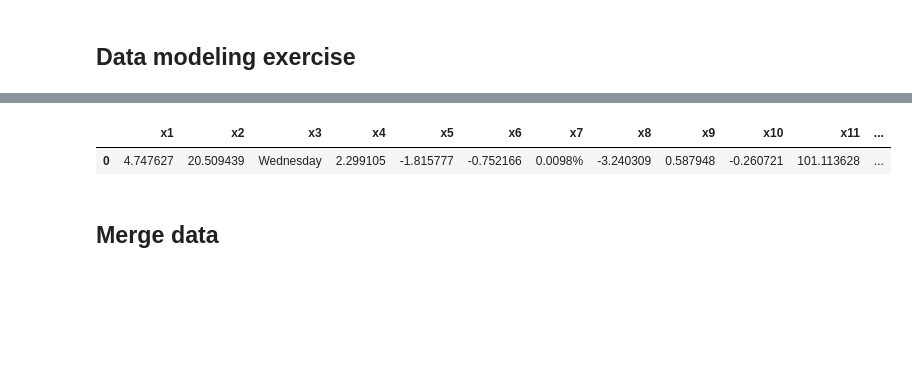
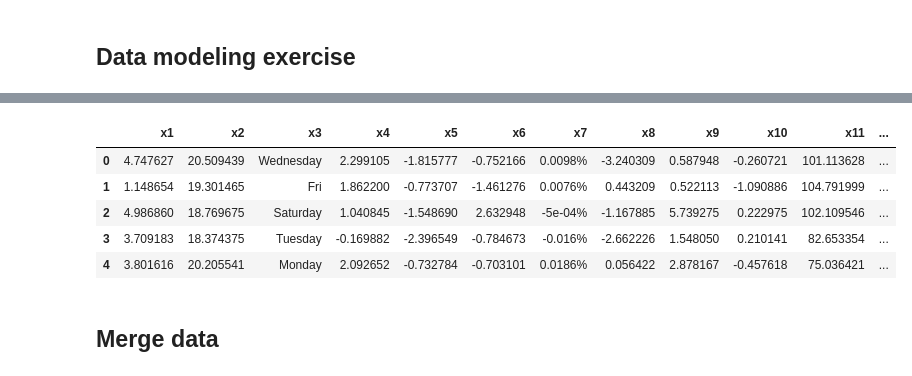
Before and after one commit to tamle2021/classification, a Jupyter notebook: sf.ipynb, the cells around one changed output, grey strips where cells are left out. Cells and saved outputs as stored; diff of their text form; code cells hidden in the pictures; blank space fills up the shorter version.

```diff
--- a/sf.ipynb
+++ b/sf.ipynb
@@ -29,8 +33,12 @@ dfTrain.head(1)
 # %%
-dfTest.head(1)
+dfTest.head(5)
 # %% [output]
 |  | x1 | x2 | x3 | x4 | x5 | x6 | x7 | x8 | x9 | x10 | x11 | ... |
 | 0 | 4.747627 | 20.509439 | Wednesday | 2.299105 | -1.815777 | -0.752166 | 0.0098% | -3.240309 | 0.587948 | -0.260721 | 101.113628 | ... |
+| 1 | 1.148654 | 19.301465 | Fri | 1.862200 | -0.773707 | -1.461276 | 0.0076% | 0.443209 | 0.522113 | -1.090886 | 104.791999 | ... |
+| 2 | 4.986860 | 18.769675 | Saturday | 1.040845 | -1.548690 | 2.632948 | -5e-04% | -1.167885 | 5.739275 | 0.222975 | 102.109546 | ... |
+| 3 | 3.709183 | 18.374375 | Tuesday | -0.169882 | -2.396549 | -0.784673 | -0.016% | -2.662226 | 1.548050 | 0.210141 | 82.653354 | ... |
+| 4 | 3.801616 | 20.205541 | Monday | 2.092652 | -0.732784 | -0.703101 | 0.0186% | 0.056422 | 2.878167 | -0.457618 | 75.036421 | ... |
 # %%
 for i in dfTest.columns.tolist():
     if (i == "y"):
```
Also changed, not shown: parts of 11 cells of this notebook, 1 other file.
